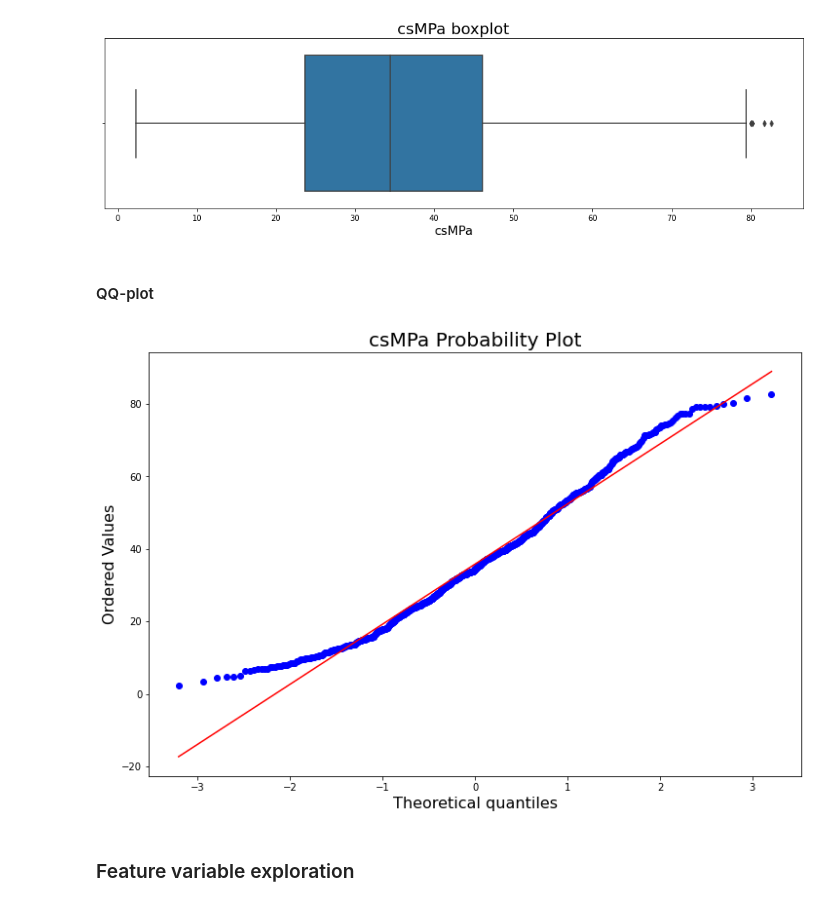
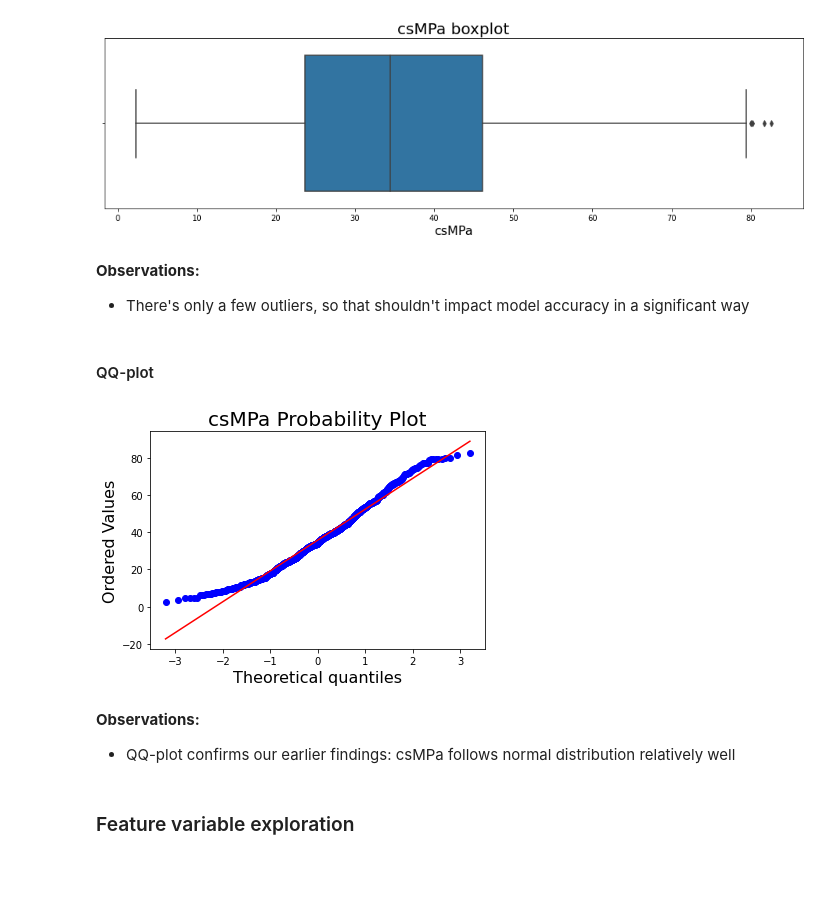
Before and after one commit to ZasadnyJan/Concrete_strength_regression, a Jupyter notebook: Main_notebook.ipynb, the cells around one changed output. Cells and saved outputs as stored; diff of their text form; code cells hidden in the pictures; blank space fills up the shorter version.

Commit message:
Added observations and fixed sizes and formatting of graphs

```diff
--- a/Main_notebook.ipynb
+++ b/Main_notebook.ipynb
@@ -199,19 +207,27 @@ plt.xticks(fontsize=10)
 plt.show()
 # %% [output]
 [figure]
+# %% [markdown]
+**Observations:**
+
+- There's only a few outliers, so that shouldn't impact model accuracy in a significant way
 # %% [markdown]
 #### QQ-plot
 # %%
-plt.figure(figsize=(12, 8))
+plt.figure(figsize=(6, 4))
 res = stats.probplot(df['csMPa'], plot=plt)
 plt.title("csMPa Probability Plot", fontsize=20)
 plt.xlabel("Theoretical quantiles", fontsize=16)
 plt.ylabel("Ordered Values", fontsize=16)
 plt.xticks(fontsize=10)
 plt.yticks(fontsize=10)
 plt.show()
 # %% [output]
-[figure, old version]
+[figure, new version]
+# %% [markdown]
+**Observations:**
+
+- QQ-plot confirms our earlier findings: csMPa follows normal distribution relatively well
 # %% [markdown]
 ### Feature variable exploration
 # %% [markdown]
```
Also changed, not shown: parts of 137 cells of this notebook.
